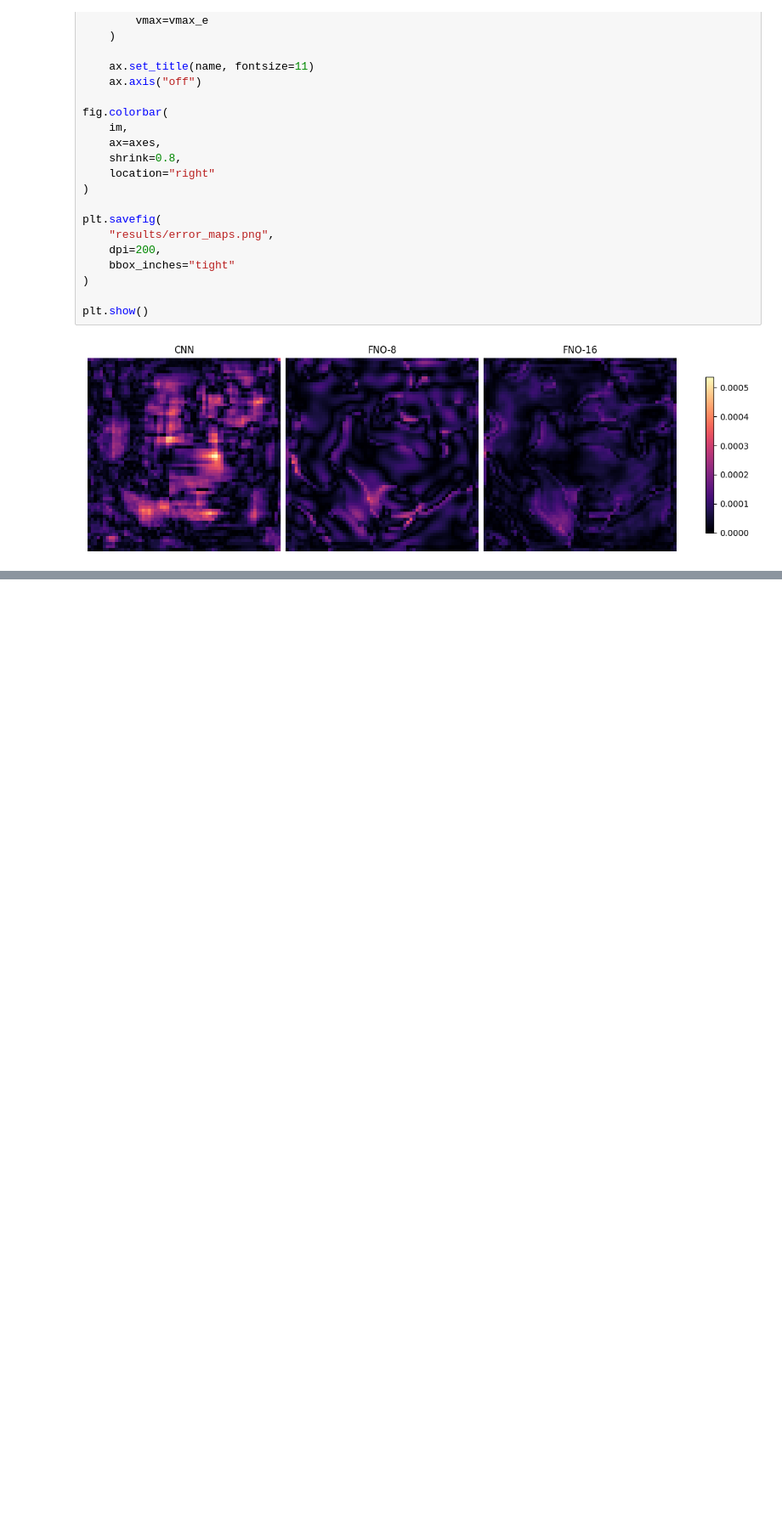
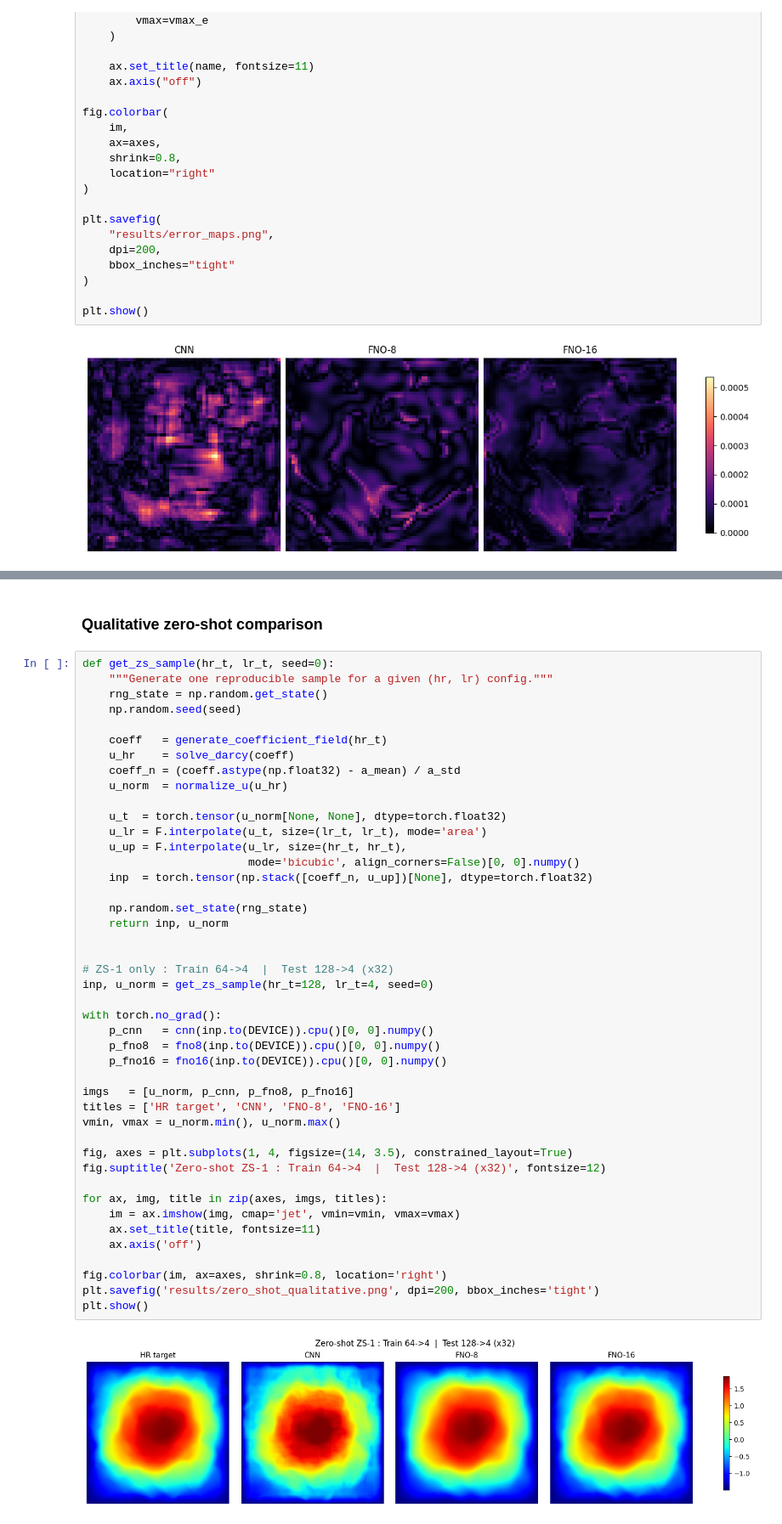
Before and after one commit to elkahmed/fno-super-resolution, a Jupyter notebook: FNO_Darcy_super_resolution64_4.ipynb, the cells around one changed output, grey strips where cells are left out. Shown at 85% size. Cells and saved outputs as stored; diff of their text form; blank space fills up the shorter version.

```diff
--- a/FNO_Darcy_super_resolution64_4.ipynb
+++ b/FNO_Darcy_super_resolution64_4.ipynb
@@ -745,0 +857,48 @@ evaluate_zero_shot(fno16, 'FNO-16')
+# %% [markdown]
+### Qualitative zero-shot comparison
+# %%
+def get_zs_sample(hr_t, lr_t, seed=0):
+    """Generate one reproducible sample for a given (hr, lr) config."""
+    rng_state = np.random.get_state()
+    np.random.seed(seed)
+
+    coeff   = generate_coefficient_field(hr_t)
+    u_hr    = solve_darcy(coeff)
+    coeff_n = (coeff.astype(np.float32) - a_mean) / a_std
+    u_norm  = normalize_u(u_hr)
+
+    u_t  = torch.tensor(u_norm[None, None], dtype=torch.float32)
+    u_lr = F.interpolate(u_t, size=(lr_t, lr_t), mode='area')
+    u_up = F.interpolate(u_lr, size=(hr_t, hr_t),
+                         mode='bicubic', align_corners=False)[0, 0].numpy()
+    inp  = torch.tensor(np.stack([coeff_n, u_up])[None], dtype=torch.float32)
+
+    np.random.set_state(rng_state)
+    return inp, u_norm
+
+
+# ZS-1 only : Train 64->4  |  Test 128->4 (x32)
+inp, u_norm = get_zs_sample(hr_t=128, lr_t=4, seed=0)
+
+with torch.no_grad():
+    p_cnn   = cnn(inp.to(DEVICE)).cpu()[0, 0].numpy()
+    p_fno8  = fno8(inp.to(DEVICE)).cpu()[0, 0].numpy()
+    p_fno16 = fno16(inp.to(DEVICE)).cpu()[0, 0].numpy()
+
+imgs   = [u_norm, p_cnn, p_fno8, p_fno16]
+titles = ['HR target', 'CNN', 'FNO-8', 'FNO-16']
+vmin, vmax = u_norm.min(), u_norm.max()
+
+fig, axes = plt.subplots(1, 4, figsize=(14, 3.5), constrained_layout=True)
+fig.suptitle('Zero-shot ZS-1 : Train 64->4  |  Test 128->4 (x32)', fontsize=12)
+
+for ax, img, title in zip(axes, imgs, titles):
+    im = ax.imshow(img, cmap='jet', vmin=vmin, vmax=vmax)
+    ax.set_title(title, fontsize=11)
+    ax.axis('off')
+
+fig.colorbar(im, ax=axes, shrink=0.8, location='right')
+plt.savefig('results/zero_shot_qualitative.png', dpi=200, bbox_inches='tight')
+plt.show()
+# %% [output]
+[figure, added]
```
Also changed, not shown: parts of 13 cells of this notebook.
